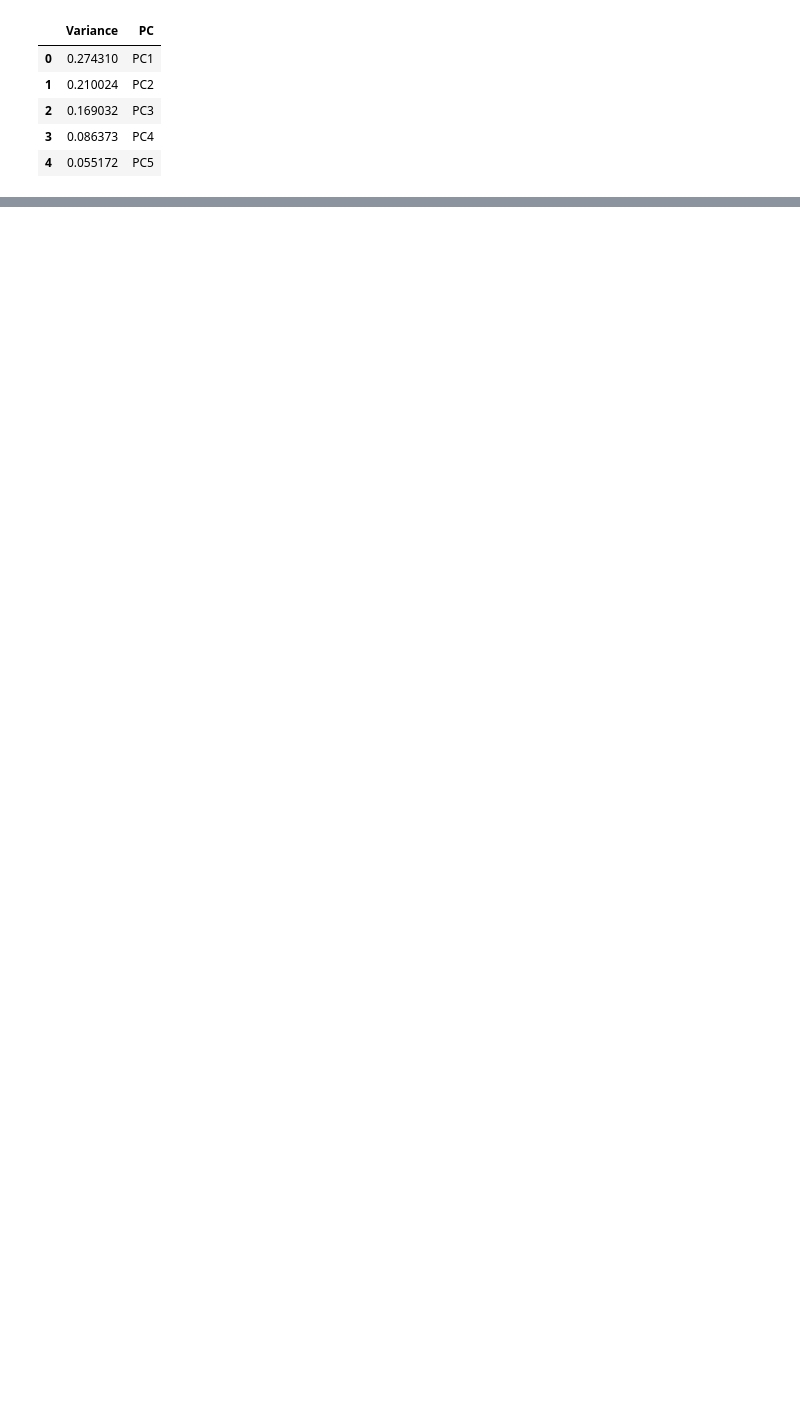
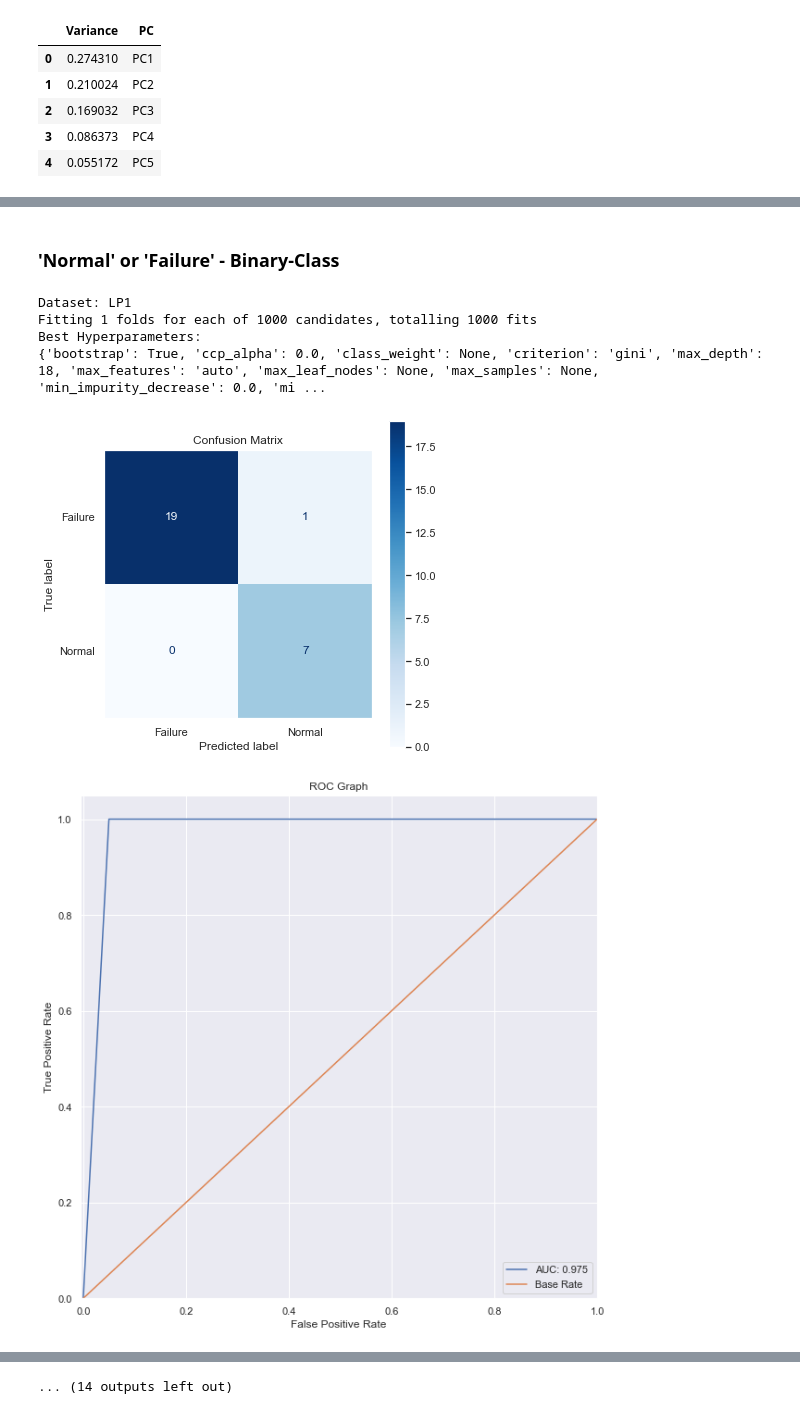
Before and after one commit to Danielwoodh/Robot-Failure-Classification, a Jupyter notebook: robot-failure-classification.ipynb, the cells around one changed output, grey strips where cells are left out. Saved outputs shown, nothing was run; the diff lists cells and outputs as text; code cells hidden in the pictures; blank space fills up the shorter version.

```diff
--- a/robot-failure-classification.ipynb
+++ b/robot-failure-classification.ipynb
@@ -496,8 +529,6 @@ for dataset in datasets:
         # Creating copies of the datasets, stops it editing the
         # original dataset
         dataset = dataset.copy()
-        # Creating, WHY IS THIS HERE???
-        labels = dataset['label']
         # Appending output columns to the dictionary
         binary_class_datasets['output_cols'].append(['label'])
         # Encoding the data to 1 for 'normal' or 'ok'
@@ -522,12 +553,12 @@ multi_zipped_dict = zip(
 )
 # %%
 # SINGLE-CLASS
-binary_zipped_dict = zip(
+binary_zipped_dict = list(zip(
     binary_class_datasets['datasets'],
     binary_class_datasets['input_cols'],
     binary_class_datasets['output_cols'],
     ['LP1', 'LP2', 'LP3', 'LP4', 'LP5']
-)
+))
 # %% [markdown]
 ---
 ## Class Rebalancing - SMOTE
@@ -850,0 +717,67 @@ Comment on results, assume it's a large dataset.
+# %%
+# Setting hyperparameters
+params = {
+    # Number of trees in random forest
+    'n_estimators': range(10, 400, 10),
+    # Number of features to consider at every split, MAYBE ADD 'log2'
+    'max_features': ['auto'],
+    # Maximum number of levels in tree
+    'max_depth': range(2, 25),
+    # Minimum number of samples required to split a node
+    'min_samples_split': range(2, 10),
+    # Minimum number of samples required at each leaf node
+    'min_samples_leaf': range(1, 10)
+}
+# %% [markdown]
+### 'Normal' or 'Failure' - Binary-Class
+# %%
+for dataset, input_cols, output_cols, name in binary_zipped_dict:
+    print(f'Dataset: {name}')
+    model = build_model(
+        # The dataset to be used
+        df=dataset,
+        # The classifier to be used
+        classifier=RandomForestClassifier(random_state=0),
+        # The hyperparameters to be used
+        hyperparams=params,
+        # Amount of K Cross-folds to use,
+        # if cv=1 no folds are used
+        cv=1,
+        # Boolean, should SMOTE be used, default True
+        smote=True,
+        # Defining the size of the test dataset~
+        test_size=0.3,
+        # Number of iterations to determine best params
+        n_iter=1000,
+        # Input columns to be used
+        input_cols=input_cols,
+        # Output columns to be used
+        output_cols=output_cols,
+        # Boolean, should verbose be used, default True
+        verbose=True
+    )
+
+    feature_importances = pd.DataFrame(model.feature_importances_,
+        index=input_cols,
+        columns=['importance']).sort_values('importance', ascending=False
+    )
+    feature_importances = feature_importances.reset_index()
+
+    plt.figure(figsize=(13, 7))
+    sns.barplot(
+        x="importance", y='index',
+        data=feature_importances[0:10], label="Total"
+    )
+    plt.title("Random Forest Variable Importance")
+    plt.ylabel("Variable")
+    plt.xlabel("Importance")
+    plt.show()
+
+    print('=' * 125)
+# %% [output]
+Dataset: LP1
+Fitting 1 folds for each of 1000 candidates, totalling 1000 fits
+Best Hyperparameters:
+{'bootstrap': True, 'ccp_alpha': 0.0, 'class_weight': None, 'criterion': 'gini', 'max_depth': 18, 'max_features': 'auto', 'max_leaf_nodes': None, 'max_samples': None, 'min_impurity_decrease': 0.0, 'mi ...
+[figure, added]
+[figure, added]
@@ -850,0 +823 @@ Comment on results, assume it's a large dataset.
+... (14 outputs left out)
```
Also changed, not shown: parts of 59 cells of this notebook, 3 other files.
